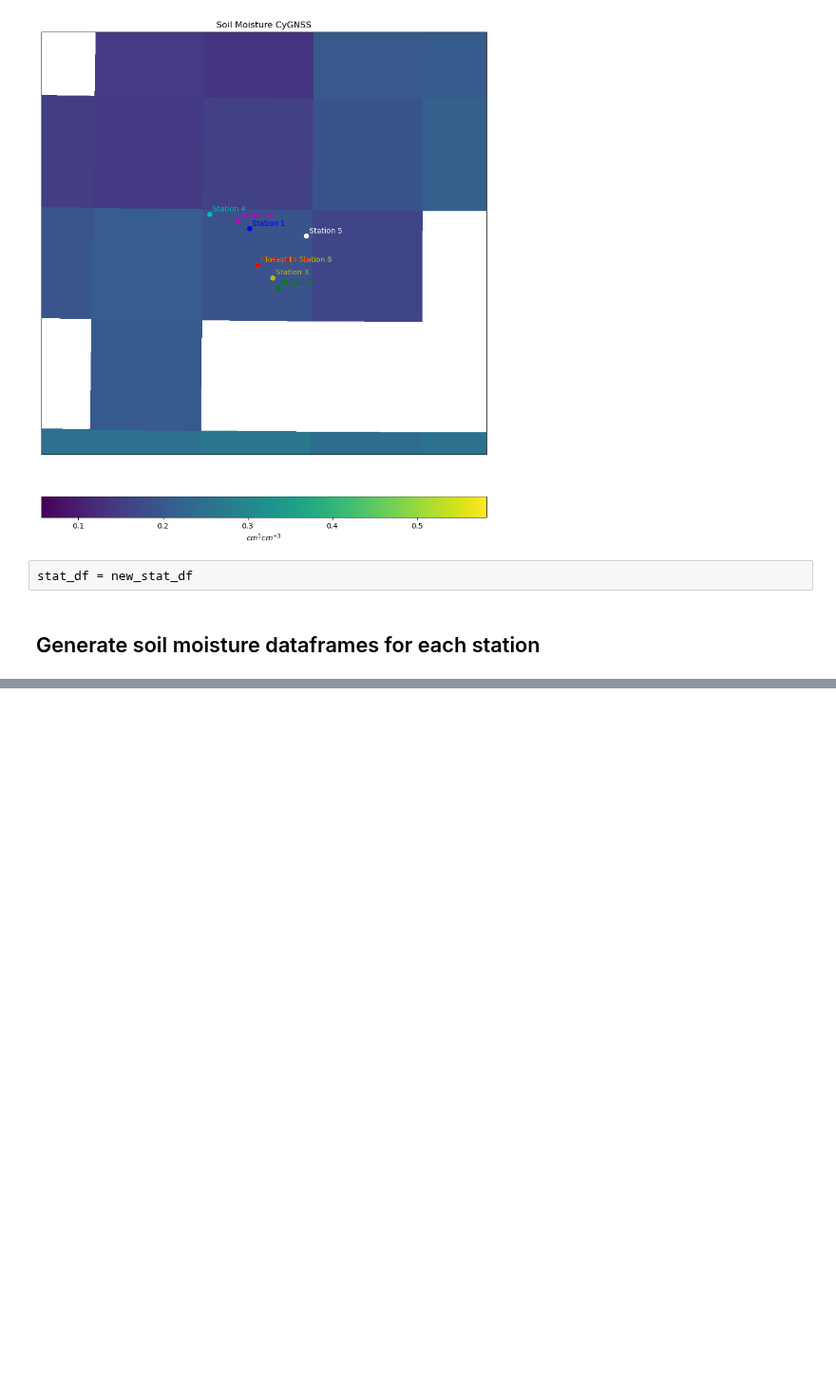
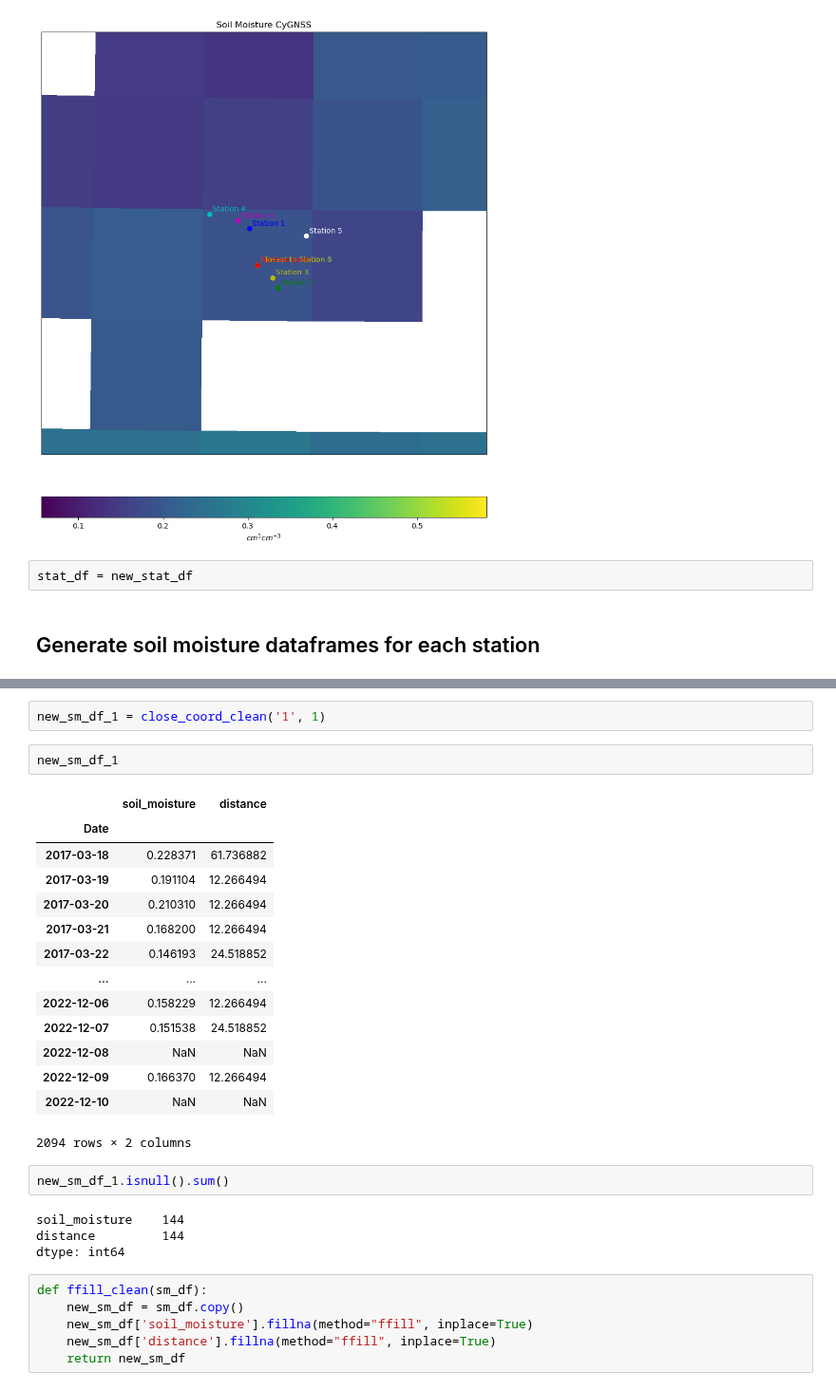
Before and after one commit to kiat/tx-soil-moisture, a Jupyter notebook: satellite/Satellite_Dataset_Generation.ipynb, the cells around one changed output, grey strips where cells are left out. Shown at 95% size. Drawn from its saved outputs; the diff is of its cells as text; blank space fills up the shorter version.

```diff
--- a/satellite/Satellite_Dataset_Generation.ipynb
+++ b/satellite/Satellite_Dataset_Generation.ipynb
@@ -309,0 +413,31 @@ for i in range(1, 7):
+# %%
+new_sm_df_1 = close_coord_clean('1', 1)
+# %%
+new_sm_df_1
+# %% [output]
+|  | soil_moisture | distance |
+| Date |  |  |
+| 2017-03-18 | 0.228371 | 61.736882 |
+| 2017-03-19 | 0.191104 | 12.266494 |
+| 2017-03-20 | 0.210310 | 12.266494 |
+| 2017-03-21 | 0.168200 | 12.266494 |
+| 2017-03-22 | 0.146193 | 24.518852 |
+| ... | ... | ... |
+| 2022-12-06 | 0.158229 | 12.266494 |
+| 2022-12-07 | 0.151538 | 24.518852 |
+| 2022-12-08 | NaN | NaN |
+| 2022-12-09 | 0.166370 | 12.266494 |
+| 2022-12-10 | NaN | NaN |
+2094 rows × 2 columns
+# %%
+new_sm_df_1.isnull().sum()
+# %% [output]
+soil_moisture    144
+distance         144
+dtype: int64
+# %%
+def ffill_clean(sm_df):
+    new_sm_df = sm_df.copy()
+    new_sm_df['soil_moisture'].fillna(method="ffill", inplace=True)
+    new_sm_df['distance'].fillna(method="ffill", inplace=True)
+    return new_sm_df
```
Also changed, not shown: parts of 20 cells of this notebook, 6 other files.
